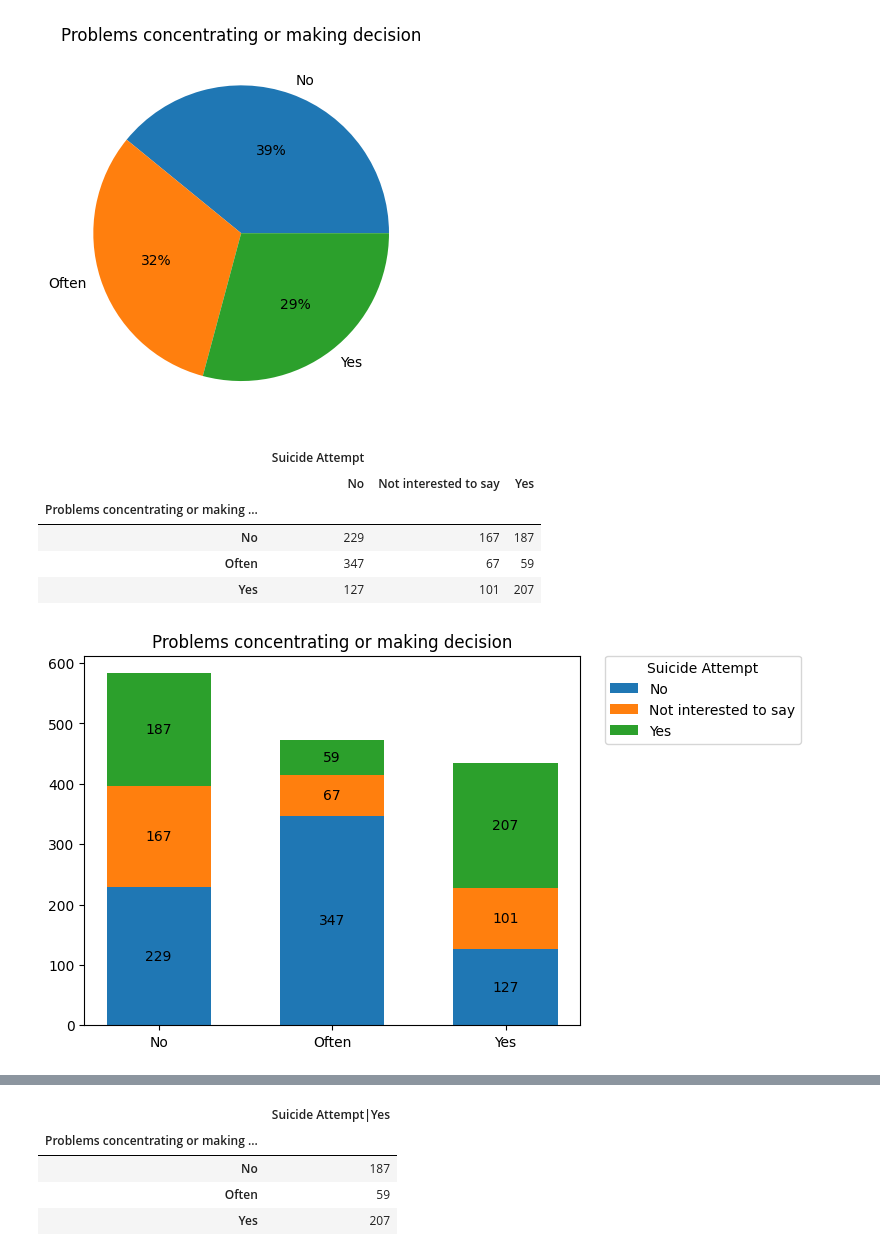
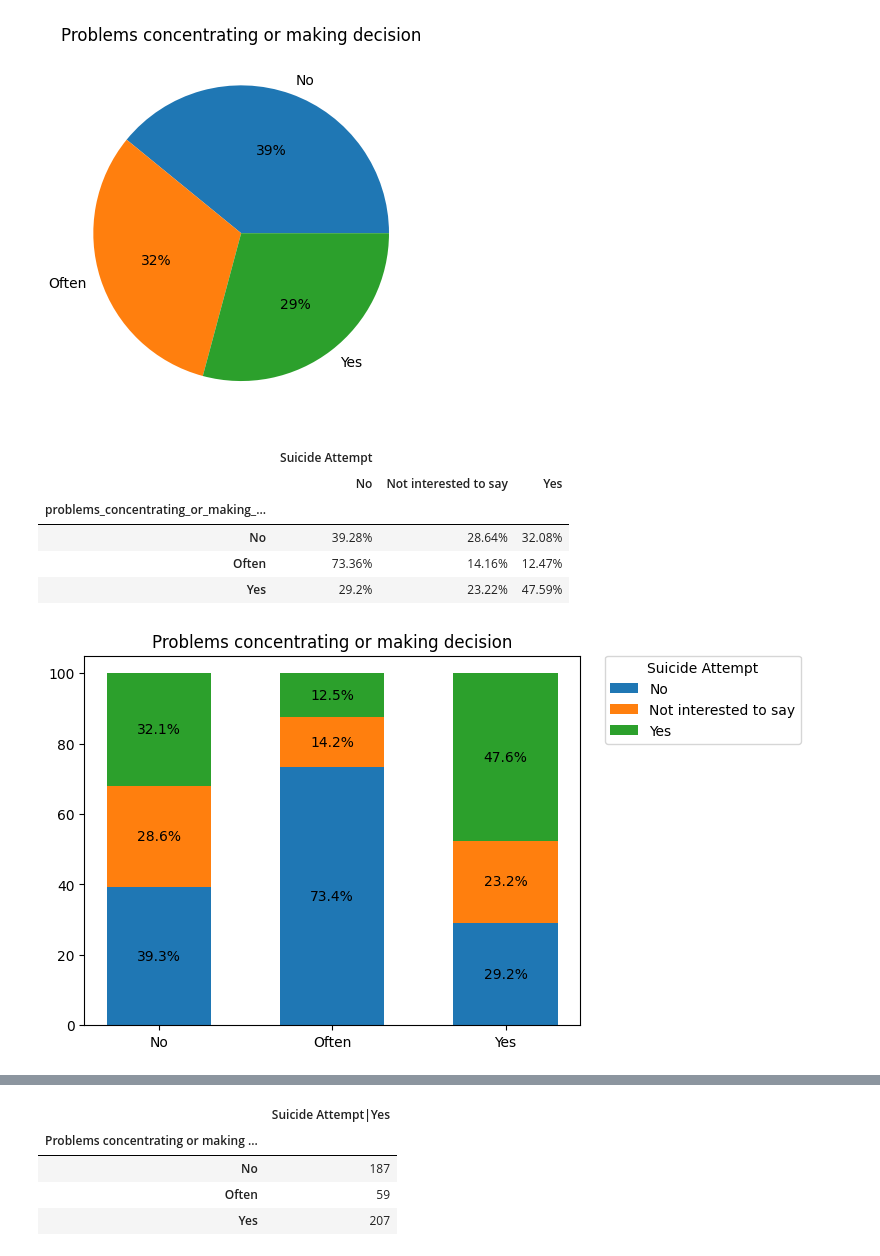
Before and after one commit to YanaNimanchuk/postnatal-depression, a Jupyter notebook: postpartum-depression.ipynb, the cells around one changed output, grey strips where cells are left out. Cells and saved outputs as stored; diff of their text form; code cells hidden in the pictures.

```diff
--- a/postpartum-depression.ipynb
+++ b/postpartum-depression.ipynb
@@ -365,10 +366,0 @@ plt.style.use('default')
-# %%
-#table
-btsn = bytrouble_sleeping_norm.unstack().mul(100).round(2)
-btsn_pr = btsn.astype(str) + '%'
-make_table(btsn_pr)
-
-
-#plot
-make_subplots(btsn, '%.1f%%', bottom = np.zeros(3), title = 'Trouble sleeping at night')
-plt.style.use('default')
@@ -444,16 +428,19 @@ byproblems_uns = byproblems_concentrating.unstack()
 byproblems_uns.columns.name = 'Suicide Attempt'
 byproblems_uns.index.name = 'Problems concentrating or making decision'
 # %%
-#table
-make_table(byproblems_uns)
+# Table
+bpcn = byproblems_concentrating_norm.unstack().mul(100).round(2)
+bpcn_pr = bpcn.astype(str) + '%'
+make_table(bpcn_pr)
 
-#plot
-make_subplots(byproblems_uns, '%g', bottom = np.zeros(3),  title = 'Problems concentrating or making decision')
+
+# Plot
+make_subplots(bpcn, '%.1f%%', bottom = np.zeros(3), title = 'Problems concentrating or making decision')
 # %% [output]
 |  | Suicide Attempt |  |  |
 |  | No | Not interested to say | Yes |
-| Problems concentrating or making ... |  |  |  |
-| No | 229 | 167 | 187 |
-| Often | 347 | 67 | 59 |
-| Yes | 127 | 101 | 207 |
+| problems_concentrating_or_making_... |  |  |  |
+| No | 39.28% | 28.64% | 32.08% |
+| Often | 73.36% | 14.16% | 12.47% |
+| Yes | 29.2% | 23.22% | 47.59% |
-[figure, old version]
+[figure, new version]
```
Also changed, not shown: parts of 28 cells of this notebook.
